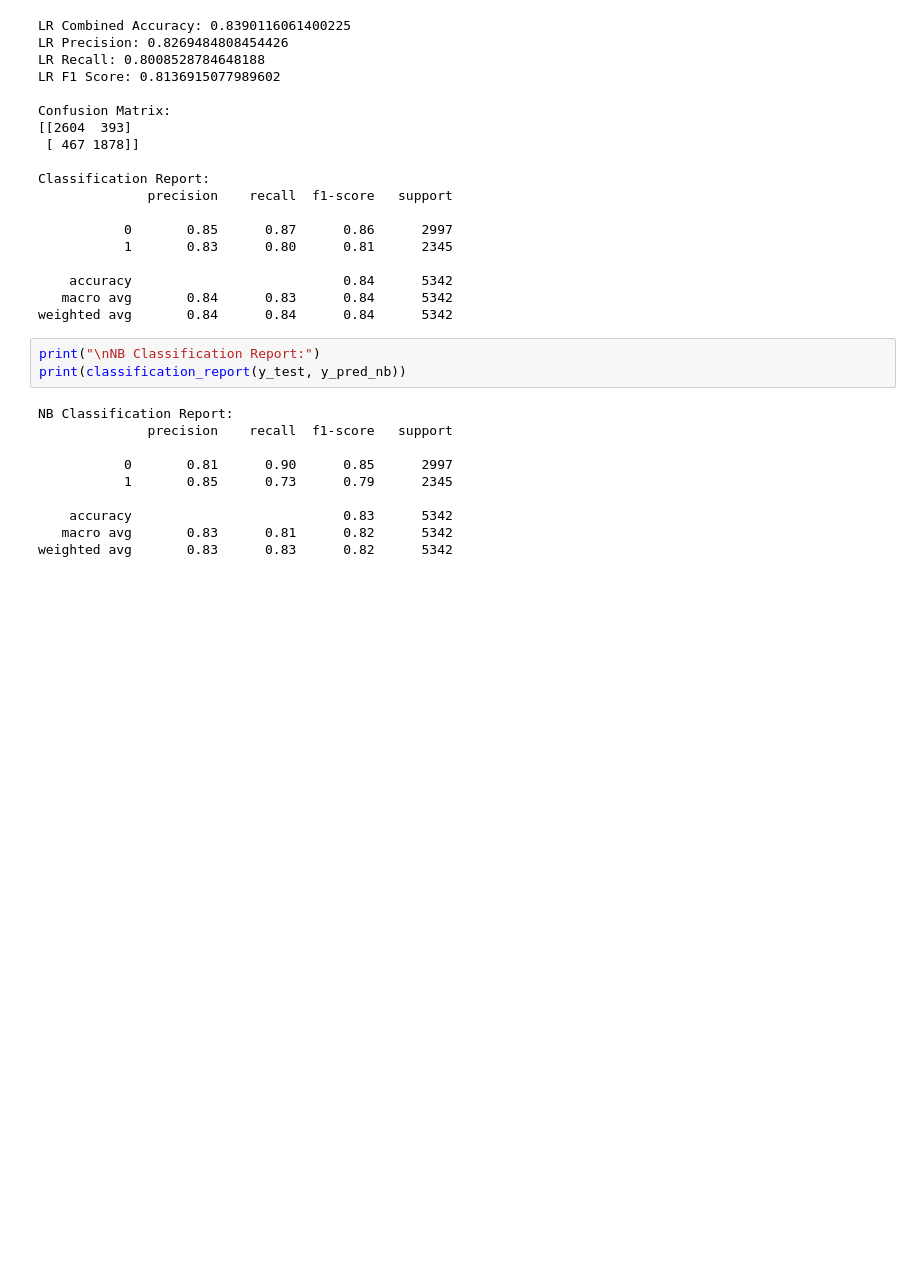
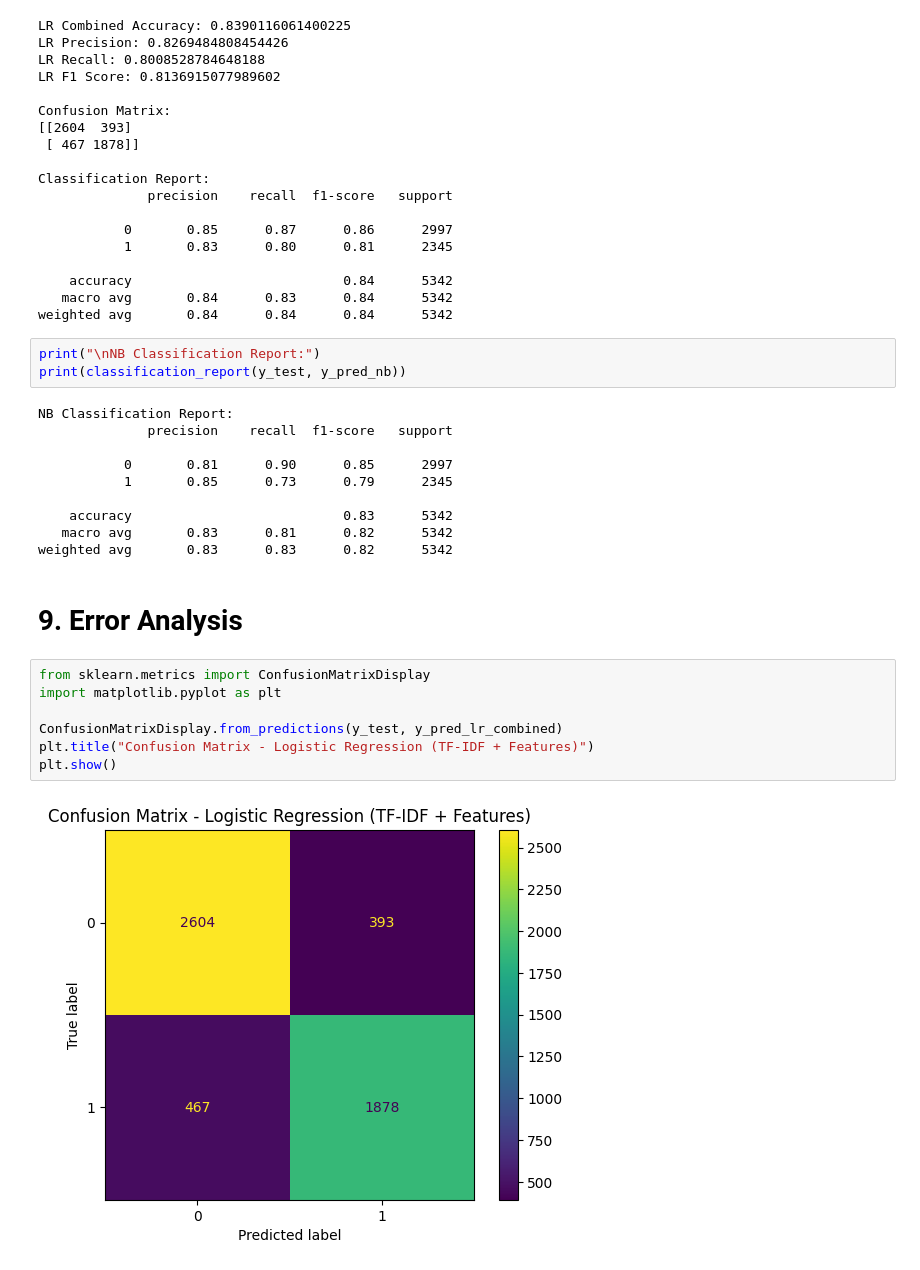
Before and after one commit to ShinThomas/detecting_sarcrasm, a Jupyter notebook: notebooks/mshack_model.ipynb, the cells around one changed output. Drawn from its saved outputs; the diff is of its cells as text; blank space fills up the shorter version.

Commit message:
Added error analysis and visualizations

```diff
--- a/notebooks/mshack_model.ipynb
+++ b/notebooks/mshack_model.ipynb
@@ -291,3 +276,14 @@ NB Classification Report:
     accuracy                           0.83      5342
    macro avg       0.83      0.81      0.82      5342
 weighted avg       0.83      0.83      0.82      5342
+# %% [markdown]
+# 9. Error Analysis
+# %%
+from sklearn.metrics import ConfusionMatrixDisplay
+import matplotlib.pyplot as plt
+
+ConfusionMatrixDisplay.from_predictions(y_test, y_pred_lr_combined)
+plt.title("Confusion Matrix - Logistic Regression (TF-IDF + Features)")
+plt.show()
+# %% [output]
+[figure, added]
```
Also changed, not shown: parts of 4 cells of this notebook.
